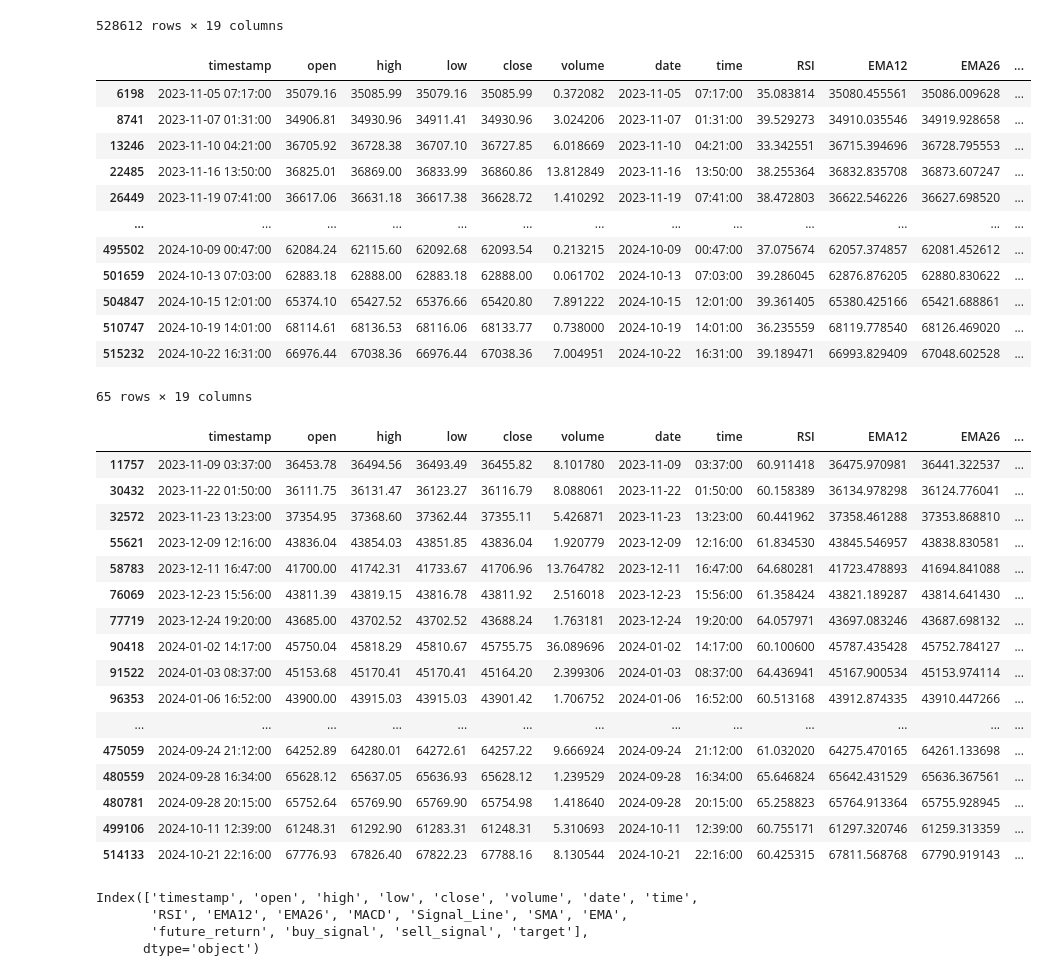
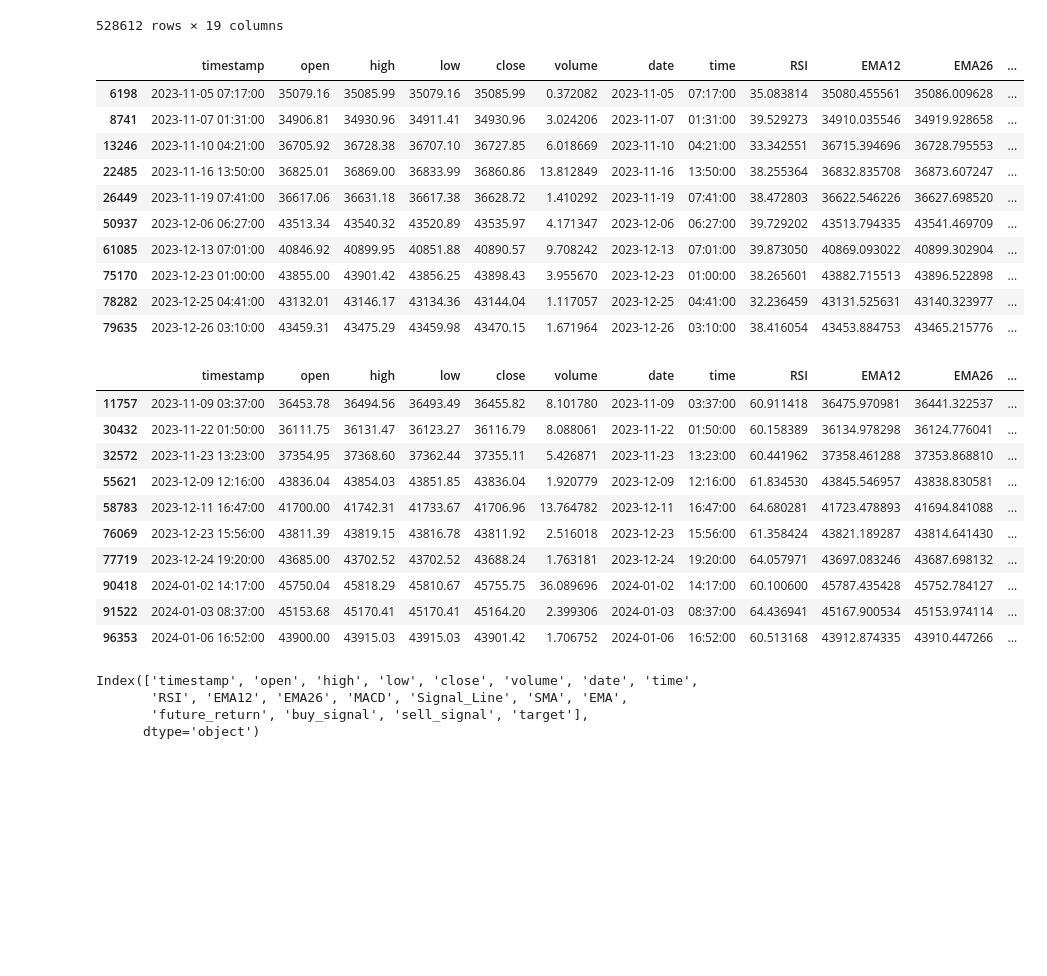
Before and after one commit to kostadinlambov/Algorithmic-Trading-Bot, a Jupyter notebook: Notebook/Algorithmic Trading Bot.ipynb, the cells around one changed output. Drawn from its saved outputs; the diff is of its cells as text; code cells hidden in the pictures; blank space fills up the shorter version.

```diff
--- a/Notebook/Algorithmic Trading Bot.ipynb
+++ b/Notebook/Algorithmic Trading Bot.ipynb
@@ -550,7 +550,7 @@ btc_price_data_1_year
 | 528611 | 2024-10-31 23:59:00 | 70175.16 | 70207.79 | 70207.79 | 70197.83 | 7.112237 | 2024-10-31 | 23:59:00 | 11.677624 | 70267.680958 | 70325.302363 | ... |
 528612 rows × 19 columns
 # %%
-btc_price_data_1_year[btc_price_data_1_year.target == 1]
+btc_price_data_1_year[btc_price_data_1_year.target == 1].head(10)
 # %% [output]
 |  | timestamp | open | high | low | close | volume | date | time | RSI | EMA12 | EMA26 | ... |
 | 6198 | 2023-11-05 07:17:00 | 35079.16 | 35085.99 | 35079.16 | 35085.99 | 0.372082 | 2023-11-05 | 07:17:00 | 35.083814 | 35080.455561 | 35086.009628 | ... |
@@ -558,33 +558,25 @@ btc_price_data_1_year[btc_price_data_1_year.target == 1]
 | 13246 | 2023-11-10 04:21:00 | 36705.92 | 36728.38 | 36707.10 | 36727.85 | 6.018669 | 2023-11-10 | 04:21:00 | 33.342551 | 36715.394696 | 36728.795553 | ... |
 | 22485 | 2023-11-16 13:50:00 | 36825.01 | 36869.00 | 36833.99 | 36860.86 | 13.812849 | 2023-11-16 | 13:50:00 | 38.255364 | 36832.835708 | 36873.607247 | ... |
 | 26449 | 2023-11-19 07:41:00 | 36617.06 | 36631.18 | 36617.38 | 36628.72 | 1.410292 | 2023-11-19 | 07:41:00 | 38.472803 | 36622.546226 | 36627.698520 | ... |
-| ... | ... | ... | ... | ... | ... | ... | ... | ... | ... | ... | ... | ... |
-| 495502 | 2024-10-09 00:47:00 | 62084.24 | 62115.60 | 62092.68 | 62093.54 | 0.213215 | 2024-10-09 | 00:47:00 | 37.075674 | 62057.374857 | 62081.452612 | ... |
-| 501659 | 2024-10-13 07:03:00 | 62883.18 | 62888.00 | 62883.18 | 62888.00 | 0.061702 | 2024-10-13 | 07:03:00 | 39.286045 | 62876.876205 | 62880.830622 | ... |
-| 504847 | 2024-10-15 12:01:00 | 65374.10 | 65427.52 | 65376.66 | 65420.80 | 7.891222 | 2024-10-15 | 12:01:00 | 39.361405 | 65380.425166 | 65421.688861 | ... |
-| 510747 | 2024-10-19 14:01:00 | 68114.61 | 68136.53 | 68116.06 | 68133.77 | 0.738000 | 2024-10-19 | 14:01:00 | 36.235559 | 68119.778540 | 68126.469020 | ... |
-| 515232 | 2024-10-22 16:31:00 | 66976.44 | 67038.36 | 66976.44 | 67038.36 | 7.004951 | 2024-10-22 | 16:31:00 | 39.189471 | 66993.829409 | 67048.602528 | ... |
+| 50937 | 2023-12-06 06:27:00 | 43513.34 | 43540.32 | 43520.89 | 43535.97 | 4.171347 | 2023-12-06 | 06:27:00 | 39.729202 | 43513.794335 | 43541.469709 | ... |
+| 61085 | 2023-12-13 07:01:00 | 40846.92 | 40899.95 | 40851.88 | 40890.57 | 9.708242 | 2023-12-13 | 07:01:00 | 39.873050 | 40869.093022 | 40899.302904 | ... |
+| 75170 | 2023-12-23 01:00:00 | 43855.00 | 43901.42 | 43856.25 | 43898.43 | 3.955670 | 2023-12-23 | 01:00:00 | 38.265601 | 43882.715513 | 43896.522898 | ... |
+| 78282 | 2023-12-25 04:41:00 | 43132.01 | 43146.17 | 43134.36 | 43144.04 | 1.117057 | 2023-12-25 | 04:41:00 | 32.236459 | 43131.525631 | 43140.323977 | ... |
+| 79635 | 2023-12-26 03:10:00 | 43459.31 | 43475.29 | 43459.98 | 43470.15 | 1.671964 | 2023-12-26 | 03:10:00 | 38.416054 | 43453.884753 | 43465.215776 | ... |
-65 rows × 19 columns
 # %%
-btc_price_data_1_year[btc_price_data_1_year.target == -1].head()
+btc_price_data_1_year[btc_price_data_1_year.target == -1].head(10)
 # %% [output]
 |  | timestamp | open | high | low | close | volume | date | time | RSI | EMA12 | EMA26 | ... |
 | 11757 | 2023-11-09 03:37:00 | 36453.78 | 36494.56 | 36493.49 | 36455.82 | 8.101780 | 2023-11-09 | 03:37:00 | 60.911418 | 36475.970981 | 36441.322537 | ... |
 | 30432 | 2023-11-22 01:50:00 | 36111.75 | 36131.47 | 36123.27 | 36116.79 | 8.088061 | 2023-11-22 | 01:50:00 | 60.158389 | 36134.978298 | 36124.776041 | ... |
 | 32572 | 2023-11-23 13:23:00 | 37354.95 | 37368.60 | 37362.44 | 37355.11 | 5.426871 | 2023-11-23 | 13:23:00 | 60.441962 | 37358.461288 | 37353.868810 | ... |
 | 55621 | 2023-12-09 12:16:00 | 43836.04 | 43854.03 | 43851.85 | 43836.04 | 1.920779 | 2023-12-09 | 12:16:00 | 61.834530 | 43845.546957 | 43838.830581 | ... |
 | 58783 | 2023-12-11 16:47:00 | 41700.00 | 41742.31 | 41733.67 | 41706.96 | 13.764782 | 2023-12-11 | 16:47:00 | 64.680281 | 41723.478893 | 41694.841088 | ... |
 | 76069 | 2023-12-23 15:56:00 | 43811.39 | 43819.15 | 43816.78 | 43811.92 | 2.516018 | 2023-12-23 | 15:56:00 | 61.358424 | 43821.189287 | 43814.641430 | ... |
 | 77719 | 2023-12-24 19:20:00 | 43685.00 | 43702.52 | 43702.52 | 43688.24 | 1.763181 | 2023-12-24 | 19:20:00 | 64.057971 | 43697.083246 | 43687.698132 | ... |
 | 90418 | 2024-01-02 14:17:00 | 45750.04 | 45818.29 | 45810.67 | 45755.75 | 36.089696 | 2024-01-02 | 14:17:00 | 60.100600 | 45787.435428 | 45752.784127 | ... |
 | 91522 | 2024-01-03 08:37:00 | 45153.68 | 45170.41 | 45170.41 | 45164.20 | 2.399306 | 2024-01-03 | 08:37:00 | 64.436941 | 45167.900534 | 45153.974114 | ... |
 | 96353 | 2024-01-06 16:52:00 | 43900.00 | 43915.03 | 43915.03 | 43901.42 | 1.706752 | 2024-01-06 | 16:52:00 | 60.513168 | 43912.874335 | 43910.447266 | ... |
-| ... | ... | ... | ... | ... | ... | ... | ... | ... | ... | ... | ... | ... |
-| 475059 | 2024-09-24 21:12:00 | 64252.89 | 64280.01 | 64272.61 | 64257.22 | 9.666924 | 2024-09-24 | 21:12:00 | 61.032020 | 64275.470165 | 64261.133698 | ... |
-| 480559 | 2024-09-28 16:34:00 | 65628.12 | 65637.05 | 65636.93 | 65628.12 | 1.239529 | 2024-09-28 | 16:34:00 | 65.646824 | 65642.431529 | 65636.367561 | ... |
-| 480781 | 2024-09-28 20:15:00 | 65752.64 | 65769.90 | 65769.90 | 65754.98 | 1.418640 | 2024-09-28 | 20:15:00 | 65.258823 | 65764.913364 | 65755.928945 | ... |
-| 499106 | 2024-10-11 12:39:00 | 61248.31 | 61292.90 | 61283.31 | 61248.31 | 5.310693 | 2024-10-11 | 12:39:00 | 60.755171 | 61297.320746 | 61259.313359 | ... |
-| 514133 | 2024-10-21 22:16:00 | 67776.93 | 67826.40 | 67822.23 | 67788.16 | 8.130544 | 2024-10-21 | 22:16:00 | 60.425315 | 67811.568768 | 67790.919143 | ... |
 # %%
 btc_price_data_1_year.columns
 # %% [output]
```
